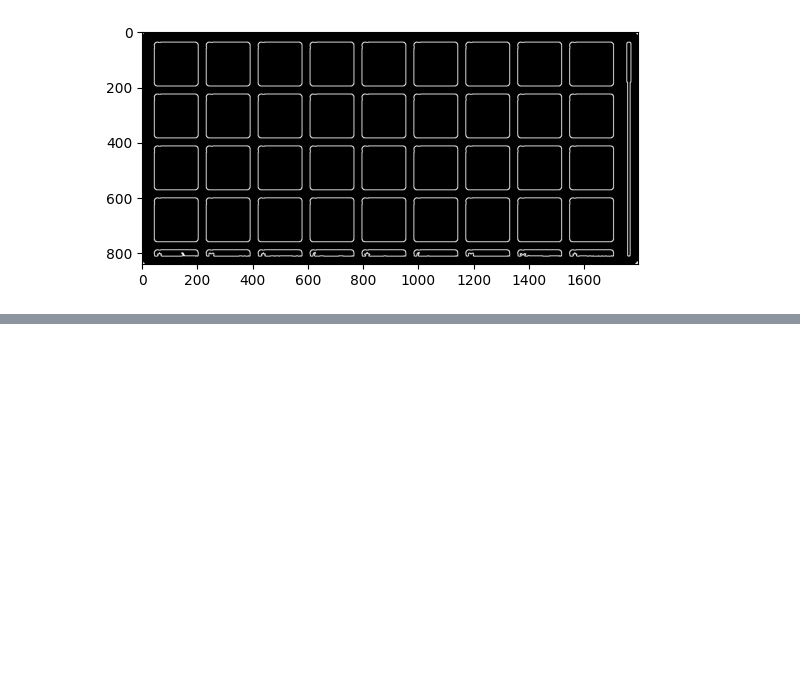
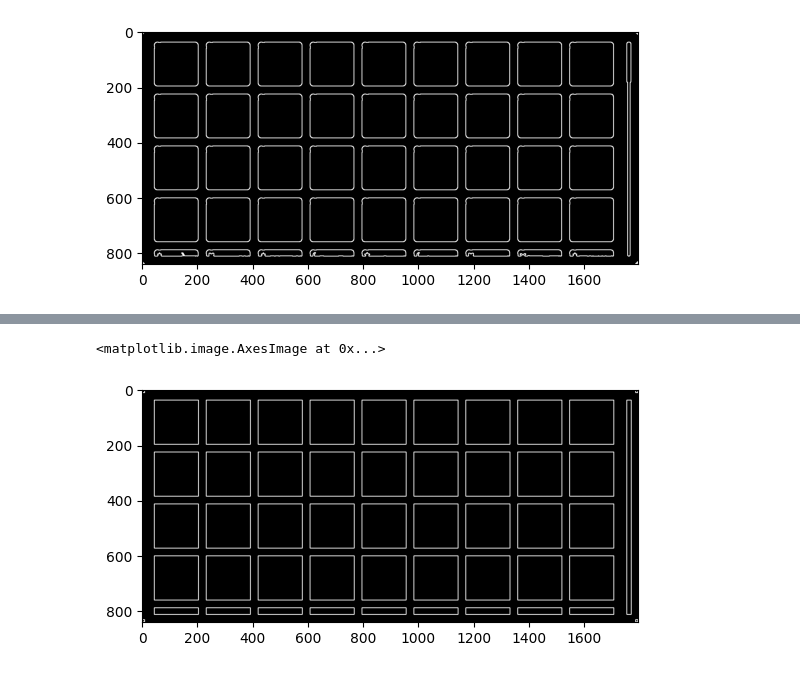
Before and after one commit to Ace4896/project-sekai-thumbnail-extractor, a Jupyter notebook: python-test/thumbnail-search.ipynb, the cells around one changed output, grey strips where cells are left out. Drawn from its saved outputs; the diff is of its cells as text; code cells hidden in the pictures; blank space fills up the shorter version.

```diff
--- a/python-test/thumbnail-search.ipynb
+++ b/python-test/thumbnail-search.ipynb
@@ -72,3 +86,12 @@ plt.imshow(img_box_contours, cmap='gray')
+# %%
+img_contours_rects = np.zeros(img_box_gray.shape, dtype='B')
+contours_rects, _ = cv.findContours(img_box_rects, cv.RETR_EXTERNAL, cv.CHAIN_APPROX_SIMPLE)
+cv.drawContours(img_contours_rects, contours_rects, -1, 255, 2)
+
+plt.imshow(img_contours_rects, cmap='gray')
+# %% [output]
+<matplotlib.image.AxesImage at 0x...>
+[figure, added]
 # %%
 # Search for the frame's contour in the character box
 # Should be viable now that the other 'rounded squares' are no longer present
```
Also changed, not shown: parts of 2 cells of this notebook.
